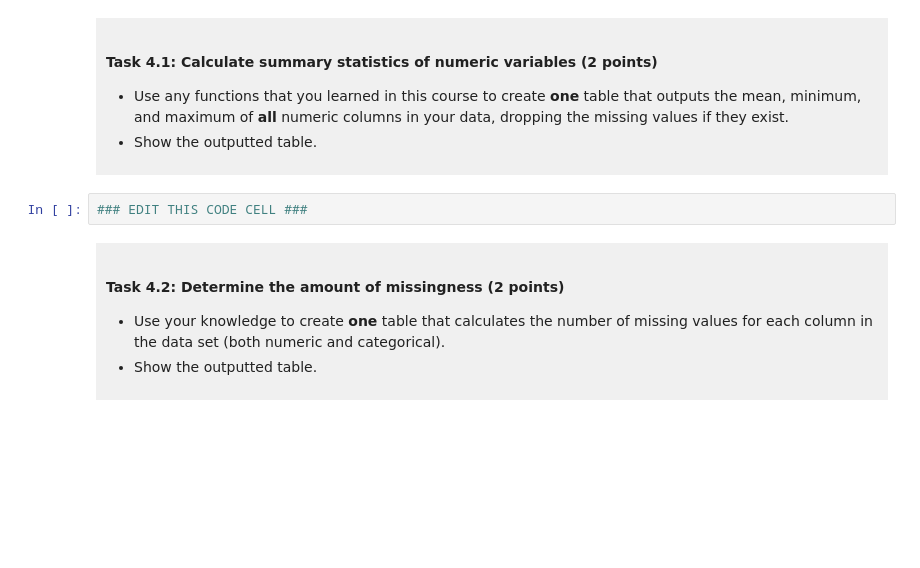
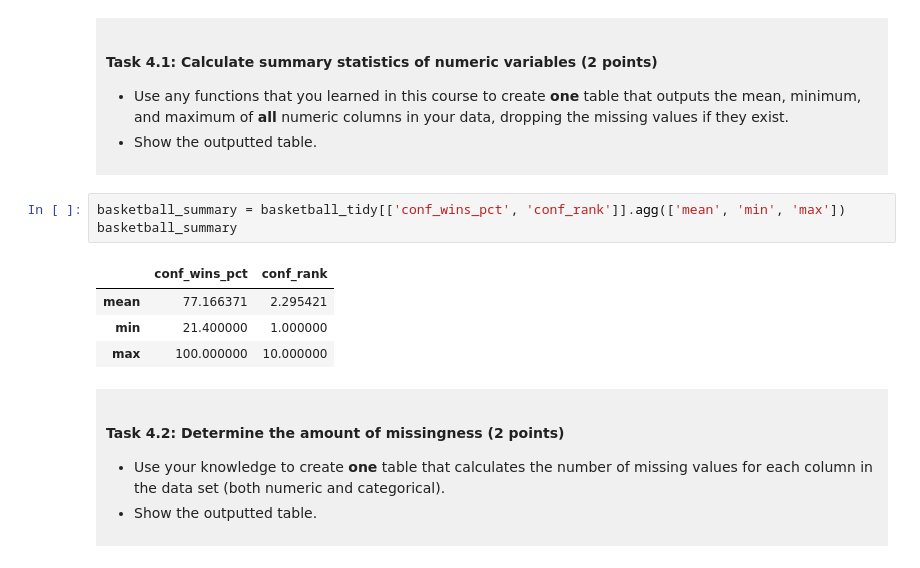
Before and after one commit to Miranda-9/dsci-100-project-shuhan, a Jupyter notebook: dsci-100-project-notebook.ipynb, the cells around one changed output. Cells and saved outputs as stored; diff of their text form; blank space fills up the shorter version.

```diff
--- a/dsci-100-project-notebook.ipynb
+++ b/dsci-100-project-notebook.ipynb
@@ -261,7 +261,13 @@ You will refine your research question (if needed) and produce a tidy data set.
 
 </div>
 # %%
-### EDIT THIS CODE CELL ###
+basketball_summary = basketball_tidy[['conf_wins_pct', 'conf_rank']].agg(['mean', 'min', 'max'])
+basketball_summary
+# %% [output]
+|  | conf_wins_pct | conf_rank |
+| mean | 77.166371 | 2.295421 |
+| min | 21.400000 | 1.000000 |
+| max | 100.000000 | 10.000000 |
 # %% [markdown]
 <div style="background-color: #f0f0f0; padding: 10px;">
 
```
Also changed, not shown: parts of 9 cells of this notebook.
